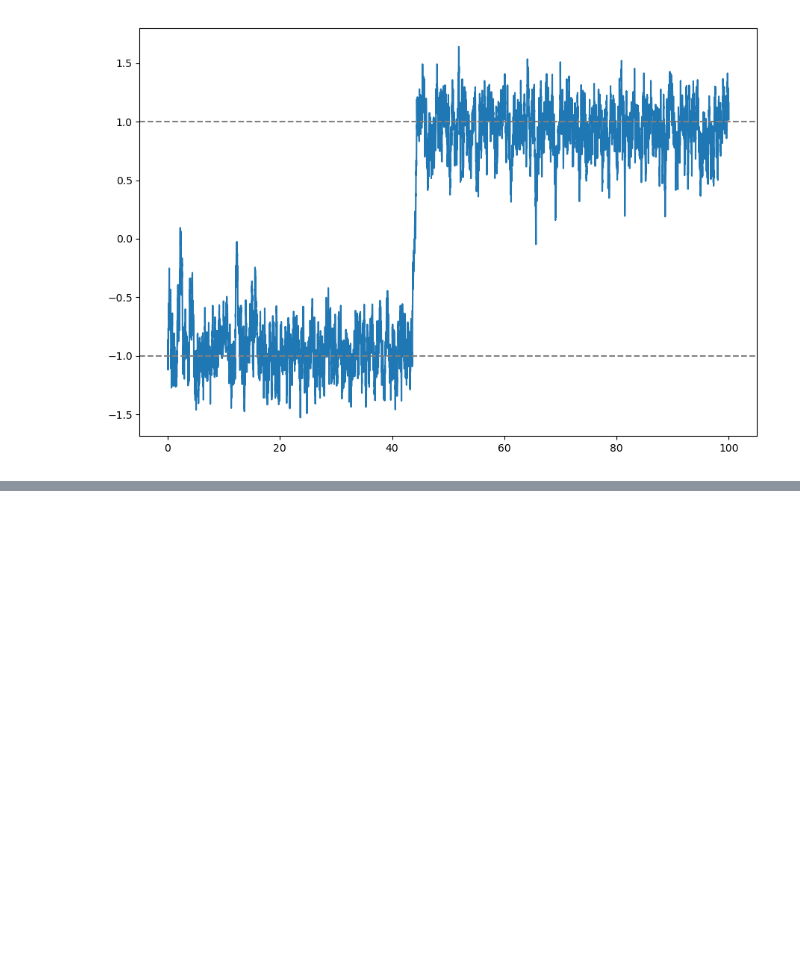
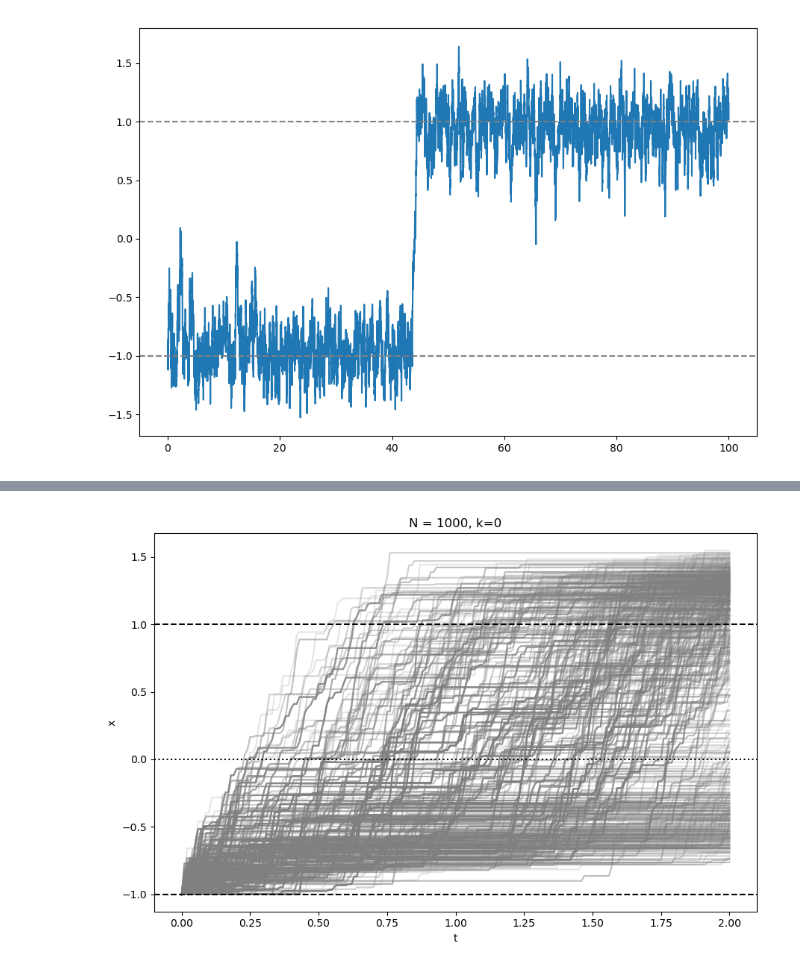
Before and after one commit to AlessandroLovo/REA-Veros, a Jupyter notebook: demo/visualize_dw.ipynb, the cells around one changed output, grey strips where cells are left out. Saved outputs shown, nothing was run; the diff lists cells and outputs as text; code cells hidden in the pictures; blank space fills up the shorter version.

```diff
--- a/demo/visualize_dw.ipynb
+++ b/demo/visualize_dw.ipynb
@@ -24,3 +34,8 @@ plt.axhline(1, color='gray', linestyle='dashed')
 fig.tight_layout()
 # %% [output]
 [figure]
+# %%
+# folder = '__test__/dw_c0--k__0--nens__1000--T__10'
+folder = '__test__/dw_f0--k__2--nens__1000--T__10'
+# folder = '__test__/dw_f0--k__4--nens__1000--T__10'
+rec_dict = ut.json2dict(f'{folder}/reconstructed.json')
@@ -26,0 +86,30 @@ fig.tight_layout()
+# %%
+def cummax(arr):
+    cm = np.zeros_like(arr)
+
+    for i,a in enumerate(arr):
+        if i == 0:
+            cm[0] = arr[0]
+        else:
+            cm[i] = max(cm[i-1], arr[i])
+    return cm
+# %%
+cm_trajs = {r: np.vstack([traj[:,0], cummax(traj[:,1])]).T for r,traj in tqdm(rec_trajs.items())}
+# %%
+plt.close(2)
+fig, ax = plt.subplots(num=2, figsize=(9,6))
+
+for traj in cm_trajs.values():
+    plt.plot(traj[:,0], traj[:,1], color='gray', alpha=0.2)
+
+plt.axhline(0, color='black', linestyle='dotted')
+plt.axhline(-1, color='black', linestyle='dashed')
+plt.axhline(1, color='black', linestyle='dashed')
+
+plt.xlabel('t')
+plt.ylabel('x')
+plt.title('N = 1000, k=0')
+
+fig.tight_layout()
+# %% [output]
+[figure, added]
```
Also changed, not shown: parts of 6 cells of this notebook, 1 other file.
